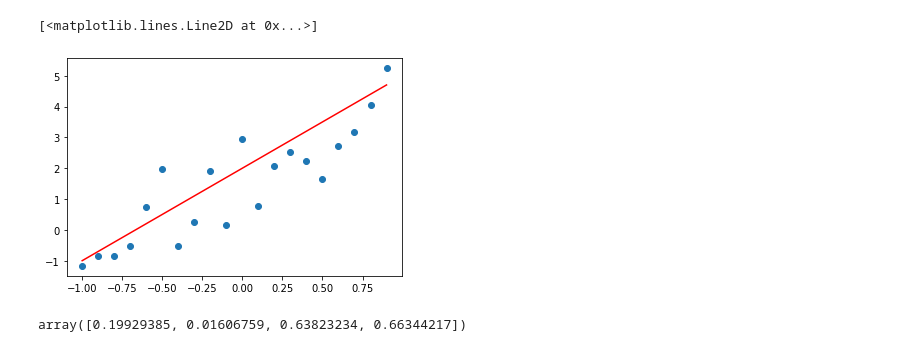
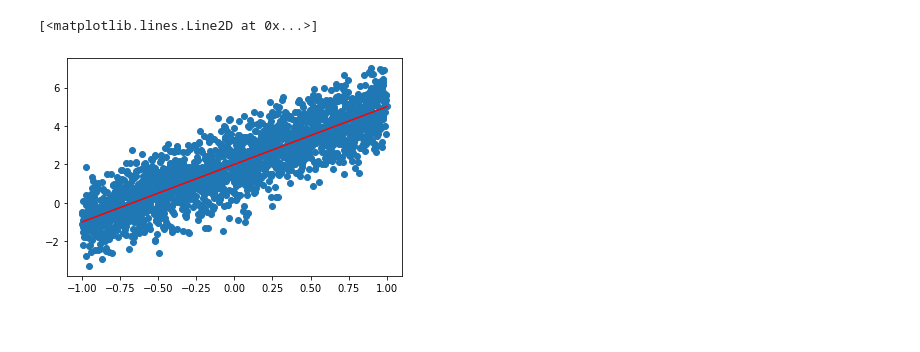
Before and after one commit to wasit7/2019, a Jupyter notebook: cs409/Activity2.ipynb, the cells around one changed output. Drawn from its saved outputs; the diff is of its cells as text; code cells hidden in the pictures.

```diff
--- a/cs409/Activity2.ipynb
+++ b/cs409/Activity2.ipynb
@@ -5,15 +5,11 @@
 import numpy as np
 from matplotlib import pyplot as plt
 # %%
-x=np.arange(-1,1,0.1)
-yt=3*x+2 + (np.random.randn(len(x))-0.5)
+x=np.arange(-1,1,0.001)
+yt=3*x+2 + np.random.randn(len(x))
 y=3*x+2
 plt.plot(x,yt,'o')
 plt.plot(x,y,'r')
 # %% [output]
 [<matplotlib.lines.Line2D at 0x...>]
-[figure, old version]
+[figure, new version]
-# %%
-np.random.rand(4)
-# %% [output]
-array([0.19929385, 0.01606759, 0.63823234, 0.66344217])
```
Also changed, not shown: parts of 4 cells of this notebook.
